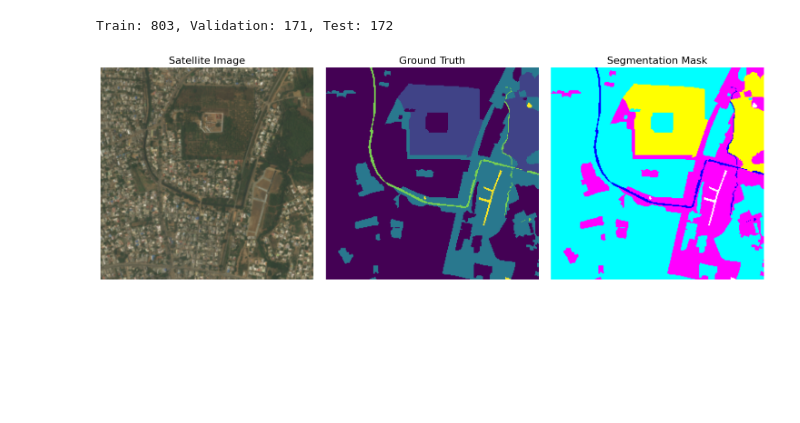
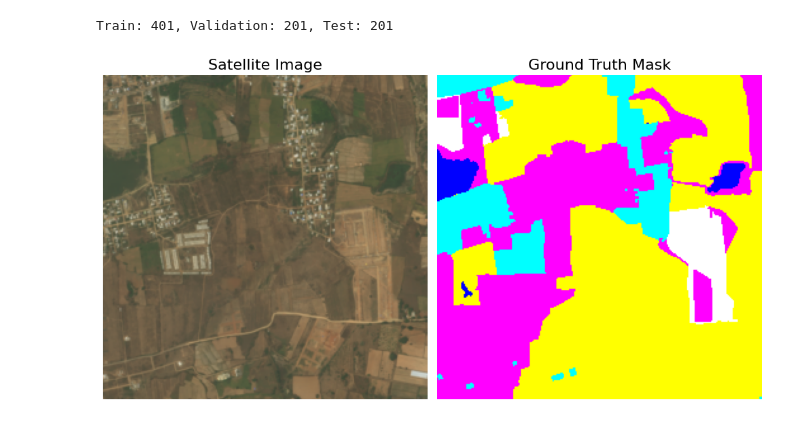
Before and after one commit to sroennekleiv/ikt452_semester_project_group_2, a Jupyter notebook: main.ipynb, the cells around one changed output. Drawn from its saved outputs; the diff is of its cells as text; code cells hidden in the pictures; blank space fills up the shorter version.

```diff
--- a/main.ipynb
+++ b/main.ipynb
@@ -111,27 +120,32 @@ class SegmentationTransforms:
         self.image_size = image_size
         self.train = train
 
-    def __call__(self, image, mask):
+    def __call__(self, image, mask=None):
         # Resize the image
         image = TF.resize(image, (self.image_size, self.image_size), interpolation=InterpolationMode.BILINEAR)
-        mask = TF.resize(mask, (self.image_size, self.image_size), interpolation=InterpolationMode.NEAREST)
+
+        if mask is not None:
+            mask = TF.resize(mask, (self.image_size, self.image_size), interpolation=InterpolationMode.NEAREST)
 
         # Apply data augmentation only during training
         if self.train:
             # Random horizontal flip
             if torch.rand(1) < 0.5:
                 image = TF.hflip(image)
-                mask = TF.hflip(mask)
+                if mask is not None:
+                    mask = TF.hflip(mask)
 
             # Random vertical flip
             if torch.rand(1) < 0.5:
                 image = TF.vflip(image)
-                mask = TF.vflip(mask)
+                if mask is not None:
+                    mask = TF.vflip(mask)
 
             # Random rotation
             angle = torch.randint(0, 4, (1,)).item() * 90 # Rotate by 0, 90, 180, or 270 degrees
             image = TF.rotate(image, angle, interpolation=InterpolationMode.BILINEAR)
-            mask = TF.rotate(mask, angle, interpolation=InterpolationMode.NEAREST)
+            if mask is not None:
+                mask = TF.rotate(mask, angle, interpolation=InterpolationMode.NEAREST)
 
         # Normalize the image
         image = TF.to_tensor(image)
@@ -153,6 +167,12 @@ class DeepGlobeDataset(Dataset):
         image_path = self.dataframe.loc[index, 'sat_image_path']
         mask_path = self.dataframe.loc[index, 'mask_path']
 
+        if not isinstance(image_path, str):
+            raise TypeError(f'Invalid image path at index {index}: {image_path}')
+
+        if not isinstance(mask_path, str):
+                raise TypeError(f'Invalid mask path at index {index}: {mask_path}')
+
         # Load the image and mask using PIL and convert them to RGB format
         image = Image.open(image_path).convert('RGB')
         mask = Image.open(mask_path).convert('RGB')
@@ -170,11 +190,12 @@ class DeepGlobeDataset(Dataset):
 
         return image, mask_tensor
 # %%
+# Create transformation objects for each dataset subset
 train_transform = SegmentationTransforms(image_size=256, train=True)
 val_transform = SegmentationTransforms(image_size=256, train=False)
 test_transform = SegmentationTransforms(image_size=256, train=False)
 
-# Create datasets for training, validation, and testing
+# Create datasets for training, validation, and testing and include the corresponding transformation
 train_dataset = DeepGlobeDataset(train_df, class_rgb_values, transforms=train_transform)
 val_dataset = DeepGlobeDataset(validation_df, class_rgb_values, transforms=val_transform)
 test_dataset = DeepGlobeDataset(test_df, class_rgb_values, transforms=test_transform)
@@ -182,16 +203,16 @@ test_dataset = DeepGlobeDataset(test_df, class_rgb_values, transforms=test_trans
 print(f'Train: {len(train_dataset)}, Validation: {len(val_dataset)}, Test: {len(test_dataset)}')
 
 # Create DataLoaders for training, validation, and testing
-train_loader = DataLoader(train_dataset, batch_size=16, shuffle=True)
-val_loader = DataLoader(val_dataset, batch_size=16, shuffle=False)
-test_loader = DataLoader(test_dataset, batch_size=16, shuffle=False)
+train_loader = DataLoader(train_dataset, batch_size=BATCH_SIZE, shuffle=True, num_workers=4)
+val_loader = DataLoader(val_dataset, batch_size=BATCH_SIZE, shuffle=False, num_workers=4)
+test_loader = DataLoader(test_dataset, batch_size=BATCH_SIZE, shuffle=False, num_workers=4)
 # %% [output]
-Train: 803, Validation: 171, Test: 172
+Train: 401, Validation: 201, Test: 201
 # %%
 # Helper function to visualize data
 def visualize(images):
     n_images = len(images)
-    plt.figure(figsize=(15, 5))
+    plt.figure(figsize=(10, 5 * n_images))
 
     # Iterate through the images and display them in a grid
     for i, (name, image) in enumerate(images):
@@ -240,13 +261,13 @@ def colour_code_segmentation(mask, class_rgb_values):
     return colour_codes[mask] # Map each class label to its corresponding RGB color code
 # %%
 # Get the first image and mask from the training dataset
-image, mask = train_dataset[10]
+image, mask = train_dataset[0]
 
 img_visualization = denormalize_image(image)
 mask_visualization = colour_code_segmentation(mask, class_rgb_values)
 one_hot_encoded_mask = one_hot_encode(mask_visualization, class_rgb_values)
 reverse_encoded_mask = reverse_one_hot(one_hot_encoded_mask)
 
-visualize([('Satellite Image', img_visualization), ('Ground Truth Mask', reverse_encoded_mask), ('Segmentation Mask', mask_visualization)])
+visualize([('Satellite Image', img_visualization), ('Ground Truth Mask', mask_visualization)])
 # %% [output]
-[figure, old version]
+[figure, new version]
```
Also changed, not shown: parts of 10 cells of this notebook, 6 other files.
